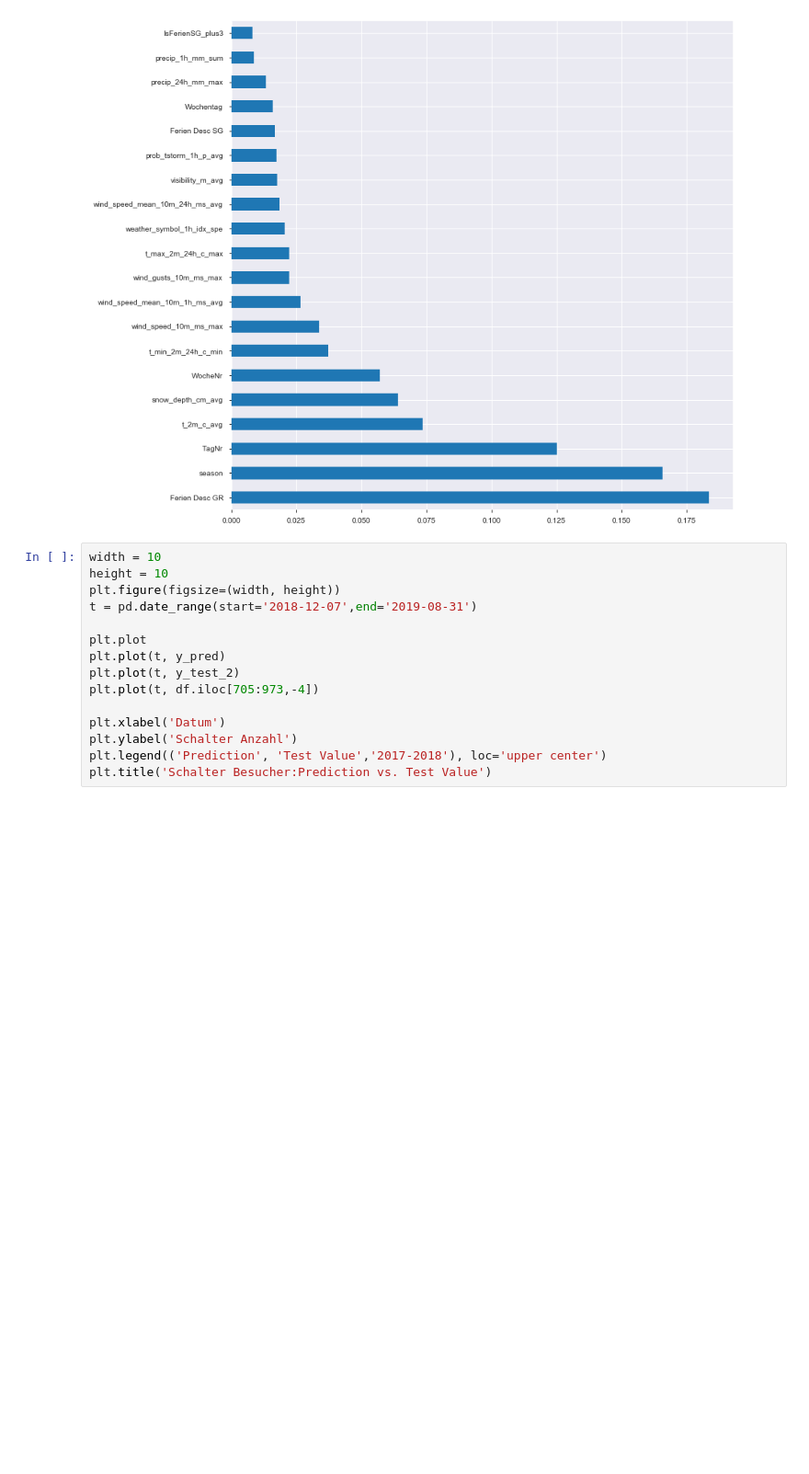
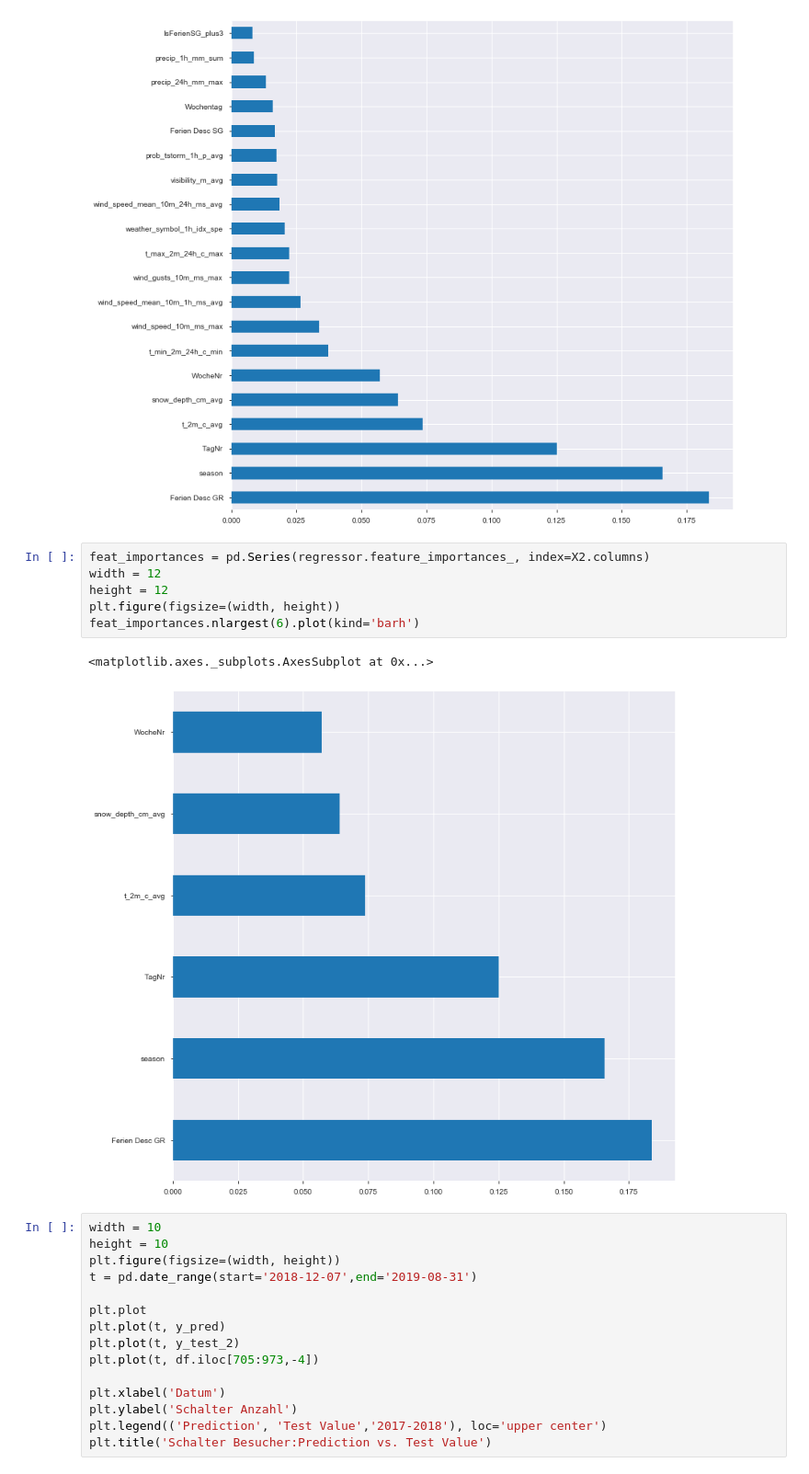
Before and after one commit to OpentourismOfficeForecast/forecast5.1, a Jupyter notebook: arosa_code/XGBoost_Model_v2.ipynb, the cells around one changed output. Shown: that part at 92% size. Cells and saved outputs as stored; diff of their text form; blank space fills up the shorter version.

Commit message:
update with graphs

```diff
--- a/arosa_code/XGBoost_Model_v2.ipynb
+++ b/arosa_code/XGBoost_Model_v2.ipynb
@@ -211,6 +218,15 @@ Root Mean Squared Error: 35.64561026620248
 Mean Absolute Percentage Error : 0.4686706045268409
 <matplotlib.axes._subplots.AxesSubplot at 0x...>
 [figure]
+# %%
+feat_importances = pd.Series(regressor.feature_importances_, index=X2.columns)
+width = 12
+height = 12
+plt.figure(figsize=(width, height))
+feat_importances.nlargest(6).plot(kind='barh')
+# %% [output]
+<matplotlib.axes._subplots.AxesSubplot at 0x...>
+[figure, added]
 # %%
 width = 10
 height = 10
```
Also changed, not shown: parts of 4 cells of this notebook, 1 other file.
